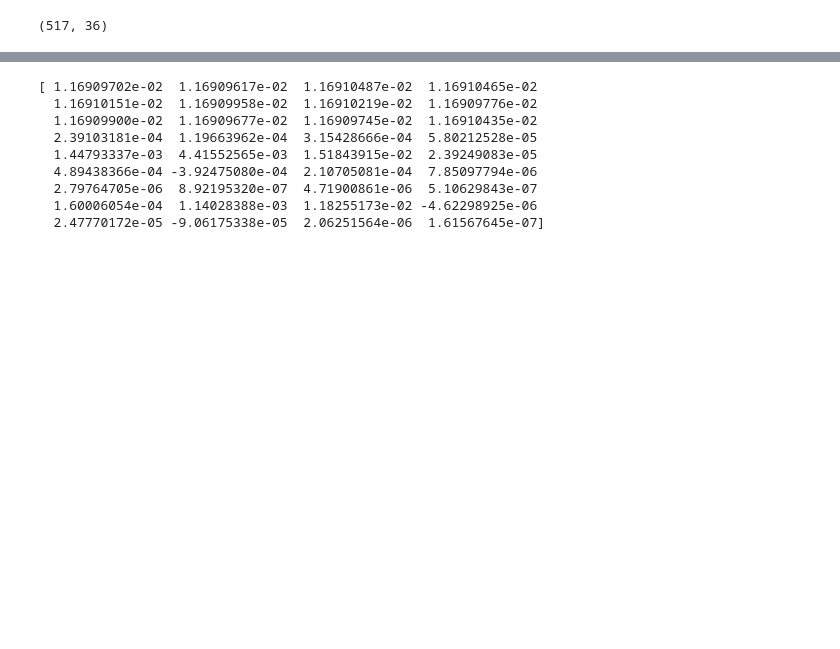
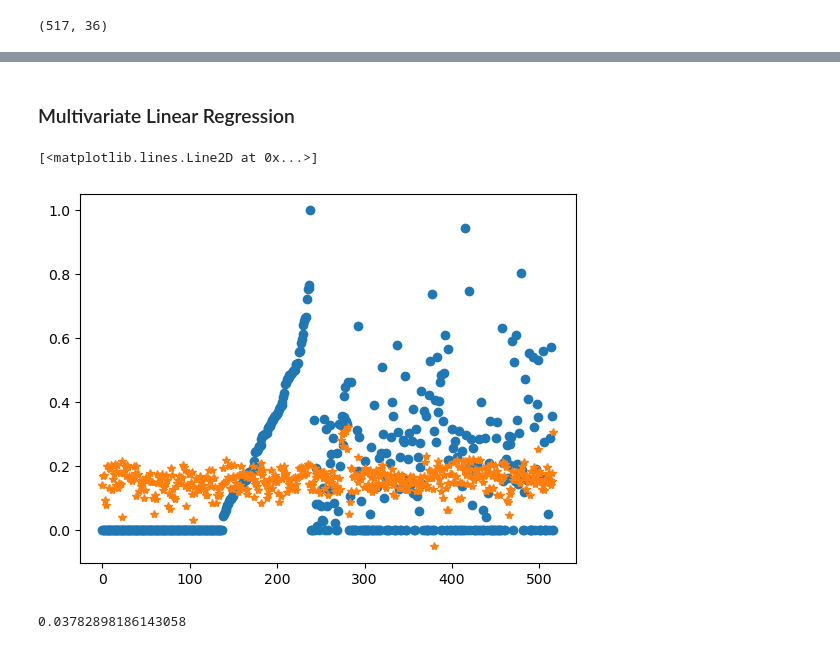
Before and after one commit to Fabryzzio-Meza-Torres/FireCast-linear-and-non-linear-regression-for-predicting-the-impact-of-forest-fires-in-Portugal, a Jupyter notebook: sample.ipynb, the cells around one changed output, grey strips where cells are left out. Cells and saved outputs as stored; diff of their text form; code cells hidden in the pictures; blank space fills up the shorter version.

Commit message:
Variaciones de modelo y parametros

```diff
--- a/sample.ipynb
+++ b/sample.ipynb
@@ -176,12 +165,18 @@ print(r2_score(y_norm,y_aprox))
-# %%
-print(w)
-# %% [output]
-[ 1.16909702e-02  1.16909617e-02  1.16910487e-02  1.16910465e-02
-  1.16910151e-02  1.16909958e-02  1.16910219e-02  1.16909776e-02
-  1.16909900e-02  1.16909677e-02  1.16909745e-02  1.16910435e-02
-  2.39103181e-04  1.19663962e-04  3.15428666e-04  5.80212528e-05
-  1.44793337e-03  4.41552565e-03  1.51843915e-02  2.39249083e-05
-  4.89438366e-04 -3.92475080e-04  2.10705081e-04  7.85097794e-06
-  2.79764705e-06  8.92195320e-07  4.71900861e-06  5.10629843e-07
-  1.60006054e-04  1.14028388e-03  1.18255173e-02 -4.62298925e-06
-  2.47770172e-05 -9.06175338e-05  2.06251564e-06  1.61567645e-07]
+# %% [markdown]
+### Multivariate Linear Regression
+# %%
+from sklearn import linear_model
+
+# regr = linear_model.LinearRegression()
+regr = linear_model.LinearRegression()
+regr.fit(x_norm, y_norm)
+y_pred = regr.predict(x_norm)
+plt.plot(y_norm, "o")
+plt.plot(y_pred, "*")
+# %% [output]
+[<matplotlib.lines.Line2D at 0x...>]
+[figure, added]
+# %%
+print(r2_score(y_norm,y_pred))
+# %% [output]
+0.03782898186143058
```
Also changed, not shown: parts of 17 cells of this notebook.
